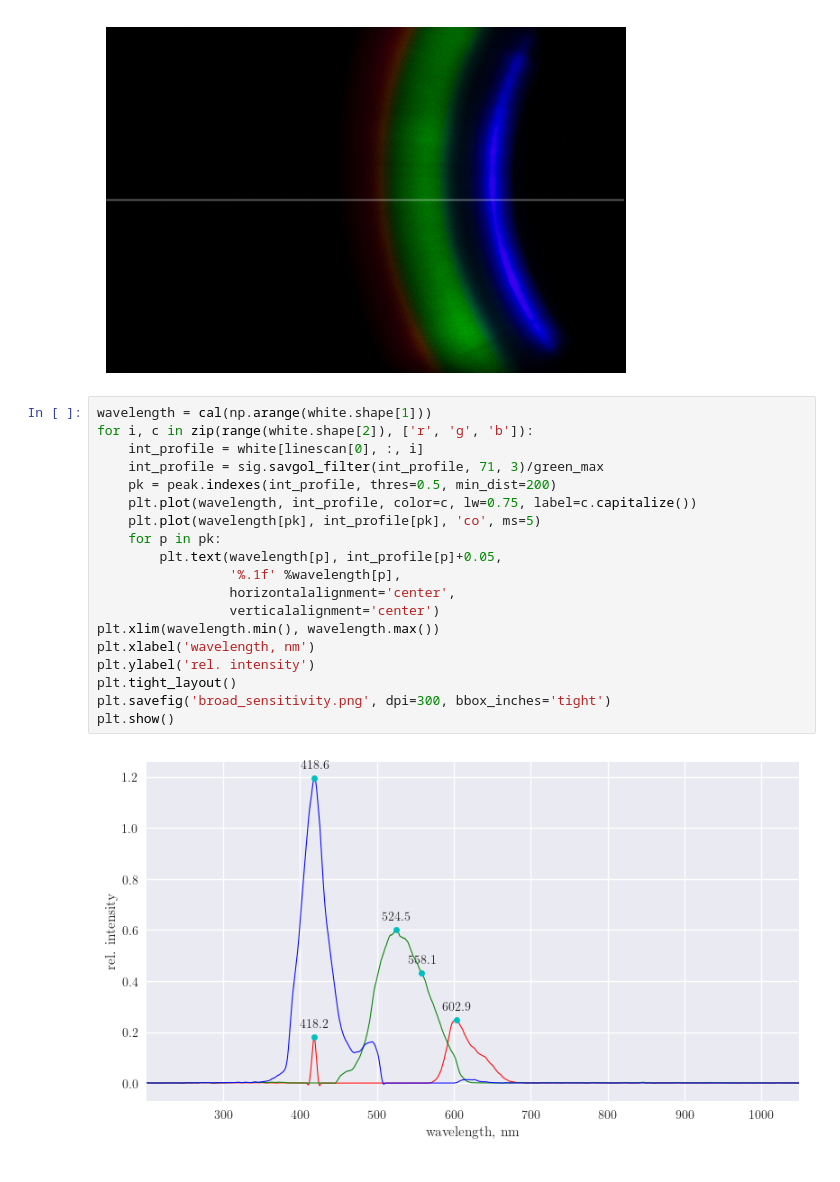
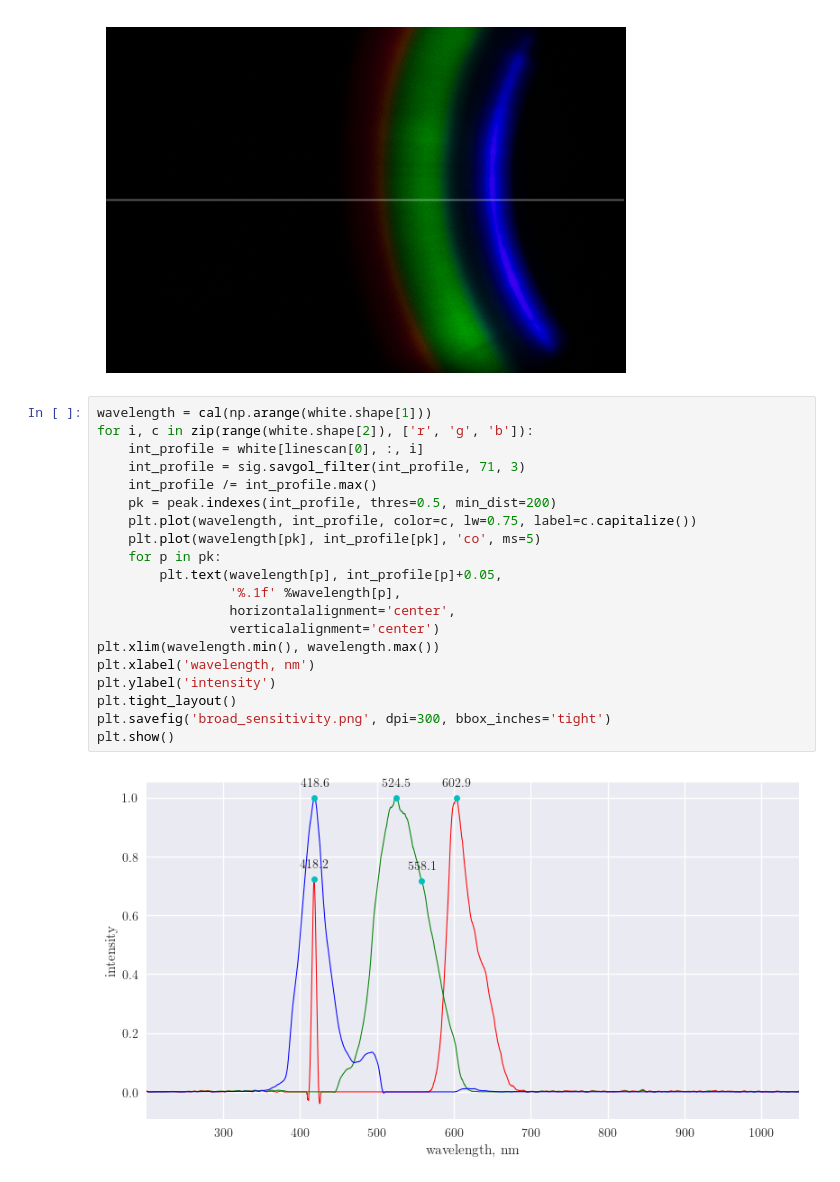
Before and after one commit to kvdomingo/AP187, a Jupyter notebook: Activity 9/187-9.ipynb, the cells around one changed output. Drawn from its saved outputs; the diff is of its cells as text.

```diff
--- a/Activity 9/187-9.ipynb
+++ b/Activity 9/187-9.ipynb
@@ -292,21 +292,22 @@ plt.show()
 # %%
 wavelength = cal(np.arange(white.shape[1]))
 for i, c in zip(range(white.shape[2]), ['r', 'g', 'b']):
     int_profile = white[linescan[0], :, i]
-    int_profile = sig.savgol_filter(int_profile, 71, 3)/green_max
+    int_profile = sig.savgol_filter(int_profile, 71, 3)
+    int_profile /= int_profile.max()
     pk = peak.indexes(int_profile, thres=0.5, min_dist=200)
     plt.plot(wavelength, int_profile, color=c, lw=0.75, label=c.capitalize())
     plt.plot(wavelength[pk], int_profile[pk], 'co', ms=5)
     for p in pk:
         plt.text(wavelength[p], int_profile[p]+0.05,
                  '%.1f' %wavelength[p],
                  horizontalalignment='center',
                  verticalalignment='center')
 plt.xlim(wavelength.min(), wavelength.max())
 plt.xlabel('wavelength, nm')
-plt.ylabel('rel. intensity')
+plt.ylabel('intensity')
 plt.tight_layout()
 plt.savefig('broad_sensitivity.png', dpi=300, bbox_inches='tight')
 plt.show()
 # %% [output]
-[figure, old version]
+[figure, new version]
```
Also changed, not shown: 1 other file.
